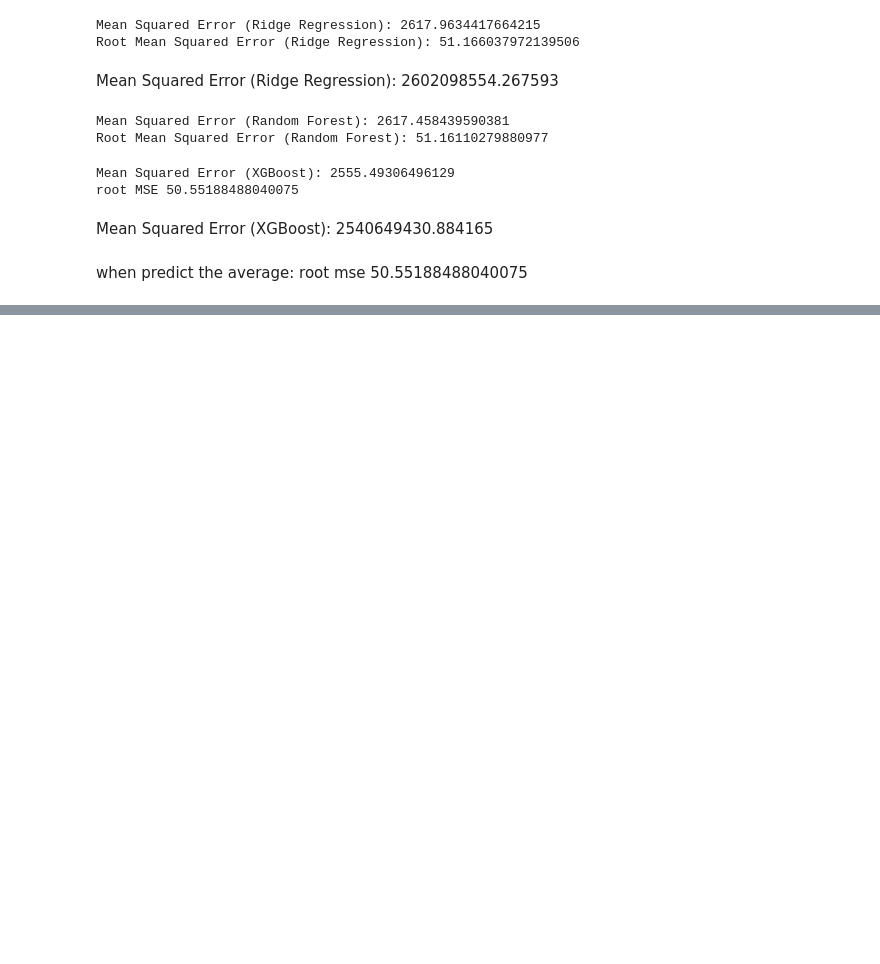
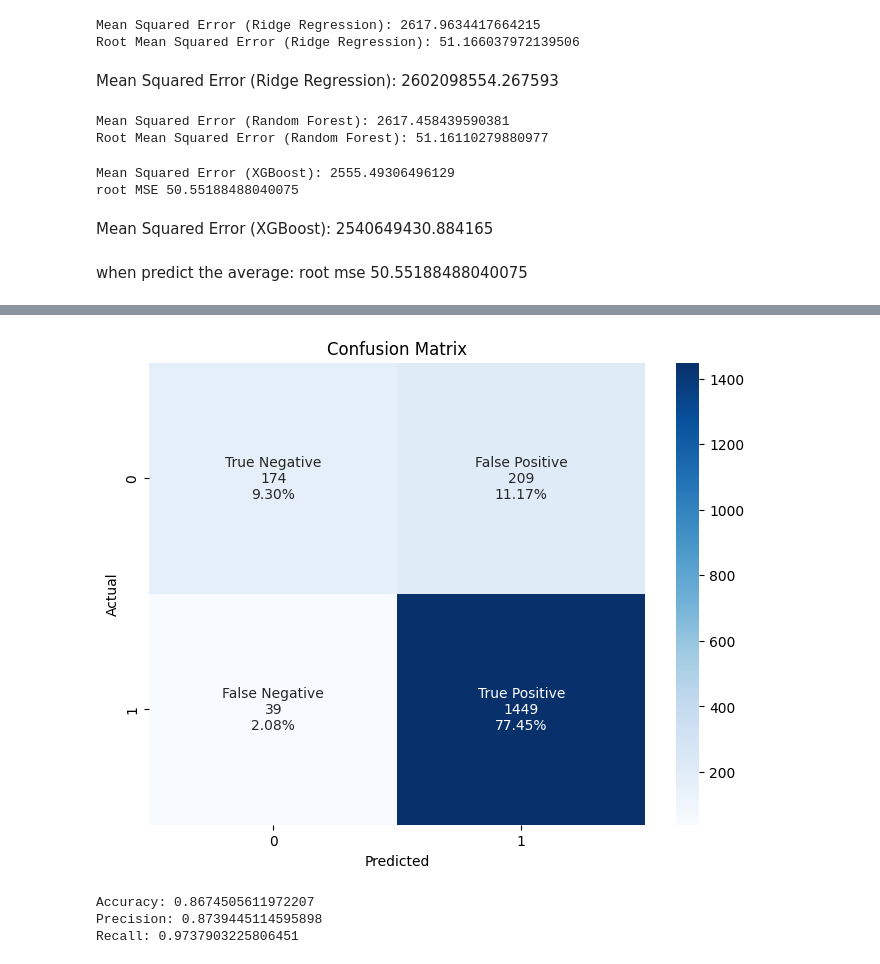
Before and after one commit to ErgaDN/Deep-Learning-Forecasting-salaries, a Jupyter notebook: linear_regression.ipynb, the cells around one changed output, grey strips where cells are left out. Drawn from its saved outputs; the diff is of its cells as text; code cells hidden in the pictures; blank space fills up the shorter version.

Commit message:
add confusion_matrix

```diff
--- a/linear_regression.ipynb
+++ b/linear_regression.ipynb
@@ -371,0 +411,56 @@ when predict the average: root mse 50.55188488040075
+# %%
+import seaborn as sns
+import matplotlib.pyplot as plt
+
+# Define thresholds for classification
+threshold_negative = 0
+threshold_positive = 100  # Define a suitable threshold based on your problem
+
+# Classify predictions into four categories
+y_test_class = (y_test >= threshold_positive)
+y_pred_class = (y_pred_xgb >= threshold_positive)
+
+# Compute confusion matrix
+conf_matrix = confusion_matrix(y_test_class, y_pred_class)
+
+# Calculate total count
+total_count = np.sum(conf_matrix)
+
+# Calculate percentages
+percentages = conf_matrix / total_count * 100
+
+# Define labels for each cell with count and percentage
+labels = np.array([[f'True Negative\n{conf_matrix[0, 0]}\n{percentages[0, 0]:.2f}%',
+                    f'False Positive\n{conf_matrix[0, 1]}\n{percentages[0, 1]:.2f}%'],
+                   [f'False Negative\n{conf_matrix[1, 0]}\n{percentages[1, 0]:.2f}%',
+                    f'True Positive\n{conf_matrix[1, 1]}\n{percentages[1, 1]:.2f}%']])
+
+# Plot confusion matrix with labels
+plt.figure(figsize=(8, 6))
+sns.heatmap(conf_matrix, annot=labels, fmt='', cmap='Blues')
+plt.xlabel('Predicted')
+plt.ylabel('Actual')
+plt.title('Confusion Matrix')
+plt.show()
+# %% [output]
+[figure, added]
+# %%
+from sklearn.metrics import accuracy_score, precision_score, recall_score
+
+# Calculate accuracy
+accuracy = accuracy_score(y_test_class, y_pred_class)
+
+# Calculate precision
+precision = precision_score(y_test_class, y_pred_class)
+
+# Calculate recall
+recall = recall_score(y_test_class, y_pred_class)
+
+# Print the values
+print(f"Accuracy: {accuracy}")
+print(f"Precision: {precision}")
+print(f"Recall: {recall}")
+# %% [output]
+Accuracy: 0.8674505611972207
+Precision: 0.8739445114595898
+Recall: 0.9737903225806451
```
Also changed, not shown: parts of 2 cells of this notebook, 1 other file.
